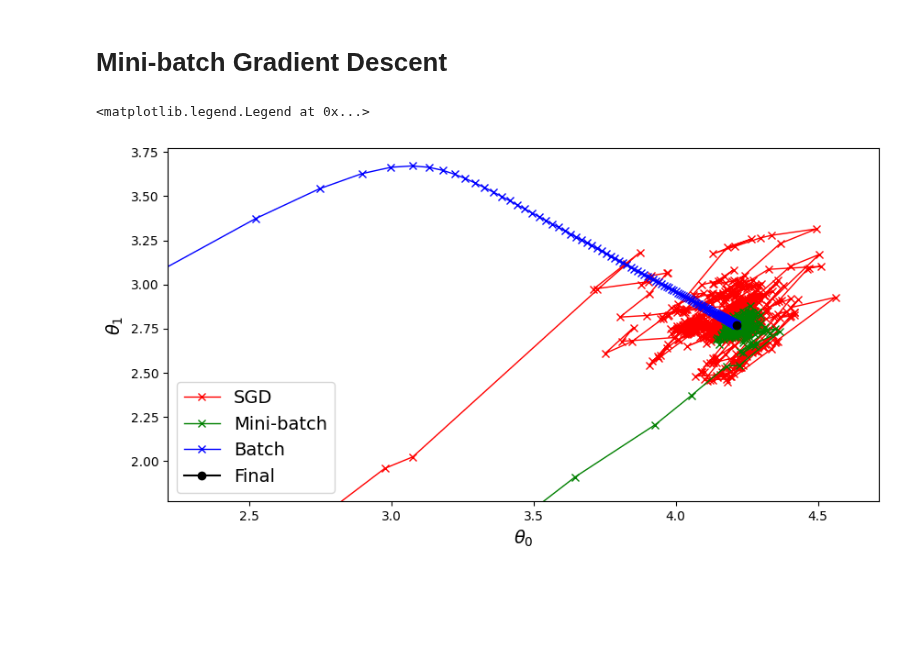
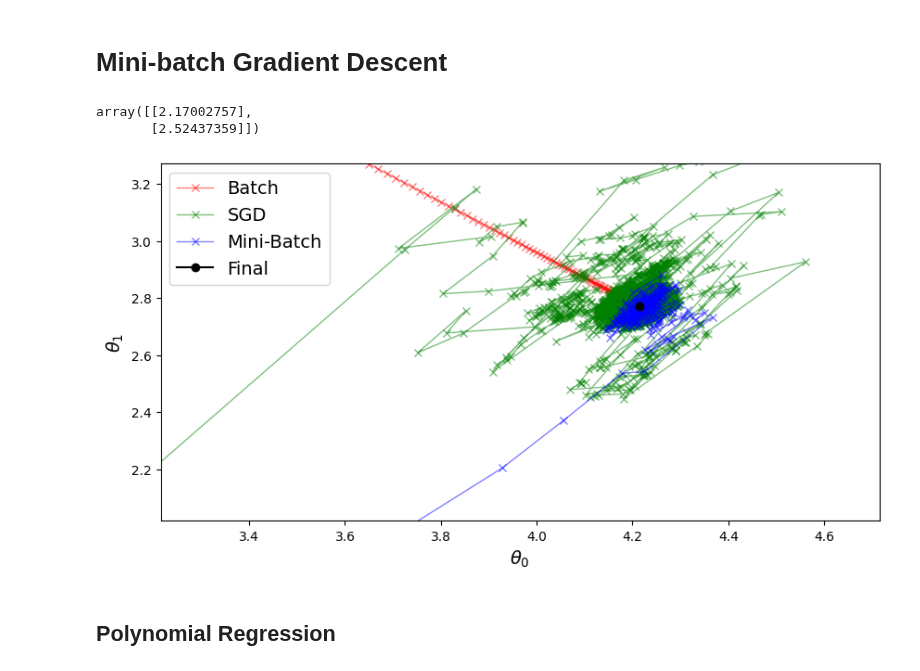
Before and after one commit to MrIsCM/Learning-Machine-Learning, a Jupyter notebook: Notebooks/04_training_linear_models.ipynb, the cells around one changed output. Saved outputs shown, nothing was run; the diff lists cells and outputs as text; code cells hidden in the pictures; blank space fills up the shorter version.

```diff
--- a/Notebooks/04_training_linear_models.ipynb
+++ b/Notebooks/04_training_linear_models.ipynb
@@ -151,7 +157,7 @@ with open("../Test/data.dat", 'w') as f:
 	f.write("Slope, Intercept, Cost\n")
 	for i in range(100):
 		for j in range(100):
-			f.write(f"{slopes[i]:.3f}, {intercepts[j]:.3f}, {costs[i, j]:.3f}\n")
+			f.write(f"{slopes[i]}, {intercepts[j]}, {costs[i, j]}\n")
 # %%
 # Plot cost function for slope and intercept separately
 
@@ -303,19 +309,31 @@ def mini_bath_GD(X, y, eta=0.1, n_epochs=50, batch_size=20):
 # %%
 theta_mini, theta_path_mgd = mini_bath_GD(X_b, y)
 # %%
-# Compare the paths
-theta_path_mgd = np.array(theta_path_mgd)
-theta_path_batch = np.array(theta_path_batch)
-plt.figure(figsize=(10, 5))
-plt.plot(theta_path_sgd[:, 0], theta_path_sgd[:, 1], "r-x", linewidth=1, label="SGD")
-plt.plot(theta_path_mgd[:, 0], theta_path_mgd[:, 1], "g-x", linewidth=1, label="Mini-batch")
-plt.plot(theta_path_batch[:, 0], theta_path_batch[:, 1], "b-x", linewidth=1, label="Batch")
-plt.plot(theta_best[0], theta_best[1], "k-o", label="Final")
-plt.xlabel(r"$\theta_0$")
-plt.ylabel(r"$\theta_1$")
-plt.xlim(theta_best[0]-2, theta_best[0]+0.5)
-plt.ylim(theta_best[1]-1, theta_best[1]+1)
-plt.legend()
+def compare_theta_paths(theta_best, theta_paths, line_style , labels, figsize=(10, 5), rel_xlim=(-1, 0.5), rel_ylim=(-0.75, 0.5)):
+
+	plt.figure(figsize=figsize)
+	for i, path in enumerate(theta_paths):
+		path = np.array(path)
+		plt.plot(path[:, 0], path[:, 1], line_style[i], linewidth=1, label=labels[i], alpha=0.5)
+	plt.plot(theta_best[0], theta_best[1], "k-o", label="Final")
+	plt.xlabel(r"$\theta_0$")
+	plt.ylabel(r"$\theta_1$")
+	plt.xlim(theta_best[0]+rel_xlim[0], theta_best[0]+rel_xlim[1])
+	plt.ylim(theta_best[1]+rel_ylim[0], theta_best[1]+rel_ylim[1])
+	plt.legend()
+	plt.show()
-# %% [output]
-<matplotlib.legend.Legend at 0x...>
-[figure, removed]
+# %%
+theta_path_batch[1:3,0]
+# %% [output]
+array([[2.17002757],
+       [2.52437359]])
+# %%
+labels = ["Batch", "SGD", "Mini-Batch"]
+color_maps = ["r-x", "g-x", "b-x"]
+theta_paths = [theta_path_batch, theta_path_sgd, theta_path_mgd]
+
+compare_theta_paths(theta_best, theta_paths, color_maps, labels)
+# %% [output]
+[figure, added]
+# %% [markdown]
+## Polynomial Regression
```
Also changed, not shown: parts of 8 cells of this notebook.
